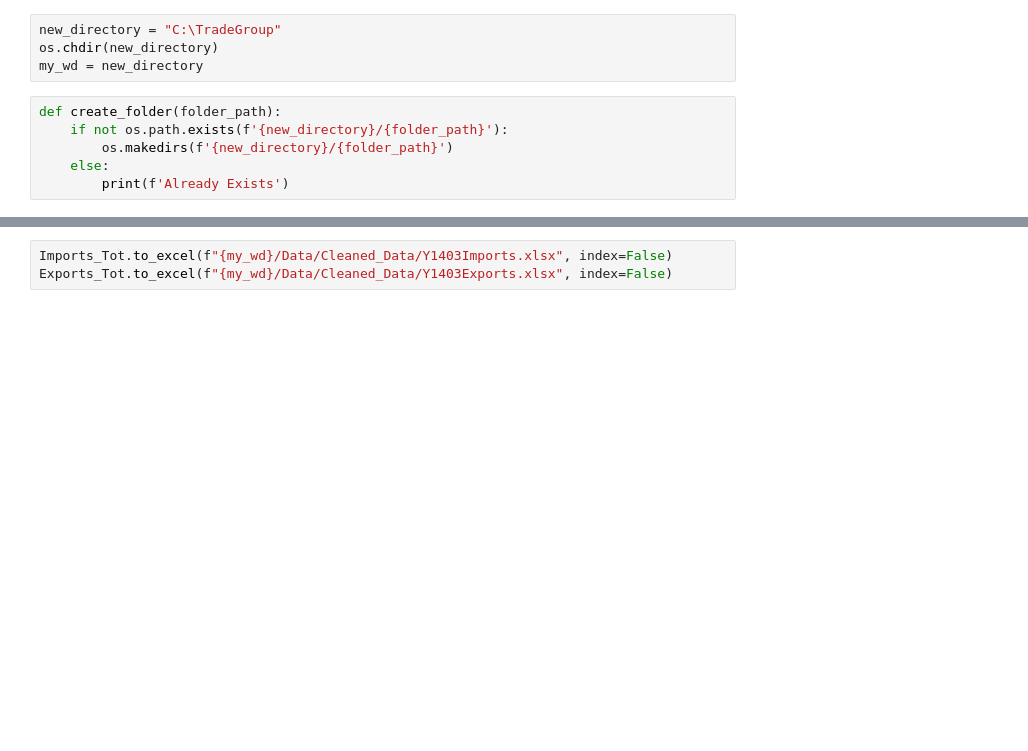
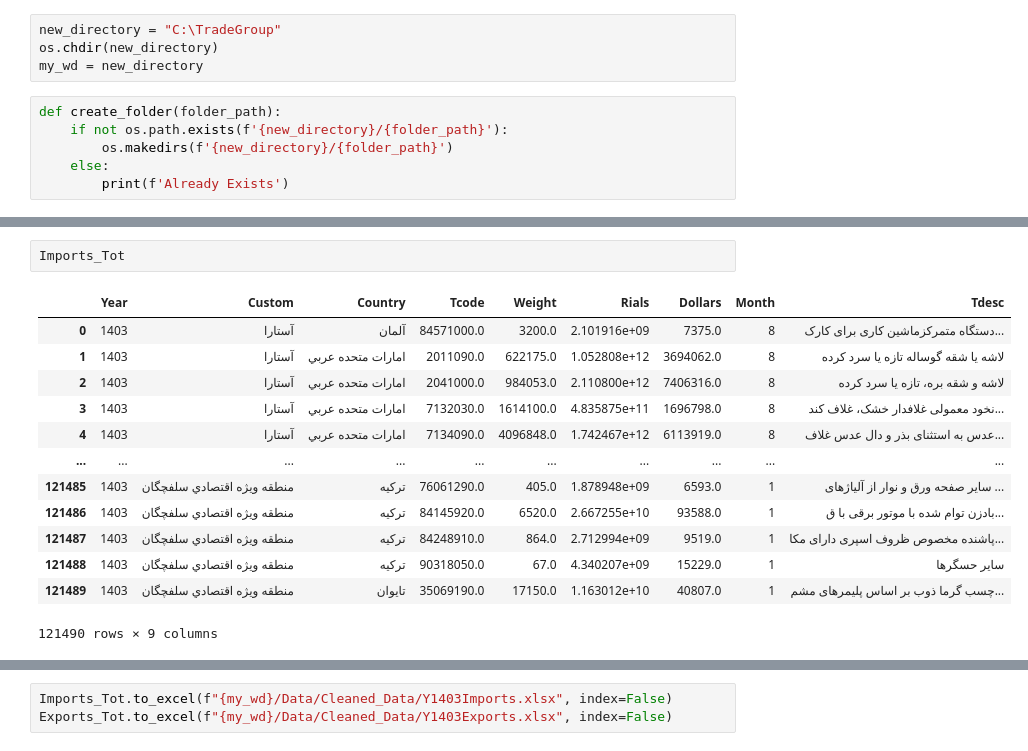
Before and after one commit to SadeqBirjandi/ITD, a Jupyter notebook: Codes/1403_cleaning_modified.ipynb, the cells around one changed output, grey strips where cells are left out. Saved outputs shown, nothing was run; the diff lists cells and outputs as text; blank space fills up the shorter version.

```diff
--- a/Codes/1403_cleaning_modified.ipynb
+++ b/Codes/1403_cleaning_modified.ipynb
@@ -445,0 +268,16 @@ Exports_Tot = Exports_Tot.merge(Tcode_Tdesc,on='Tcode',how='left')
+# %%
+Imports_Tot
+# %% [output]
+|  | Year | Custom | Country | Tcode | Weight | Rials | Dollars | Month | Tdesc |
+| 0 | 1403 | آستارا | آلمان | 84571000.0 | 3200.0 | 2.101916e+09 | 7375.0 | 8 | دستگاه متمرکزماشین کاری برای کارک... |
+| 1 | 1403 | آستارا | امارات متحده عربي | 2011090.0 | 622175.0 | 1.052808e+12 | 3694062.0 | 8 | لاشه یا شقه گوساله تازه یا سرد کرده |
+| 2 | 1403 | آستارا | امارات متحده عربي | 2041000.0 | 984053.0 | 2.110800e+12 | 7406316.0 | 8 | لاشه و شقه بره، تازه یا سرد کرده |
+| 3 | 1403 | آستارا | امارات متحده عربي | 7132030.0 | 1614100.0 | 4.835875e+11 | 1696798.0 | 8 | نخود معمولی غلافدار خشک، غلاف کند... |
+| 4 | 1403 | آستارا | امارات متحده عربي | 7134090.0 | 4096848.0 | 1.742467e+12 | 6113919.0 | 8 | عدس به استثنای بذر و دال عدس غلاف... |
+| ... | ... | ... | ... | ... | ... | ... | ... | ... | ... |
+| 121485 | 1403 | منطقه ويژه اقتصادي سلفچگان | ترکيه | 76061290.0 | 405.0 | 1.878948e+09 | 6593.0 | 1 | سایر صفحه ورق و نوار از آلیاژهای ... |
+| 121486 | 1403 | منطقه ويژه اقتصادي سلفچگان | ترکيه | 84145920.0 | 6520.0 | 2.667255e+10 | 93588.0 | 1 | بادزن توام شده با موتور برقی با ق... |
+| 121487 | 1403 | منطقه ويژه اقتصادي سلفچگان | ترکيه | 84248910.0 | 864.0 | 2.712994e+09 | 9519.0 | 1 | پاشنده مخصوص ظروف اسپری دارای مکا... |
+| 121488 | 1403 | منطقه ويژه اقتصادي سلفچگان | ترکيه | 90318050.0 | 67.0 | 4.340207e+09 | 15229.0 | 1 | سایر حسگرها |
+| 121489 | 1403 | منطقه ويژه اقتصادي سلفچگان | تايوان | 35069190.0 | 17150.0 | 1.163012e+10 | 40807.0 | 1 | چسب گرما ذوب بر اساس پلیمرهای مشم... |
+121490 rows × 9 columns
```
Also changed, not shown: parts of 4 cells of this notebook, 12 other files.
